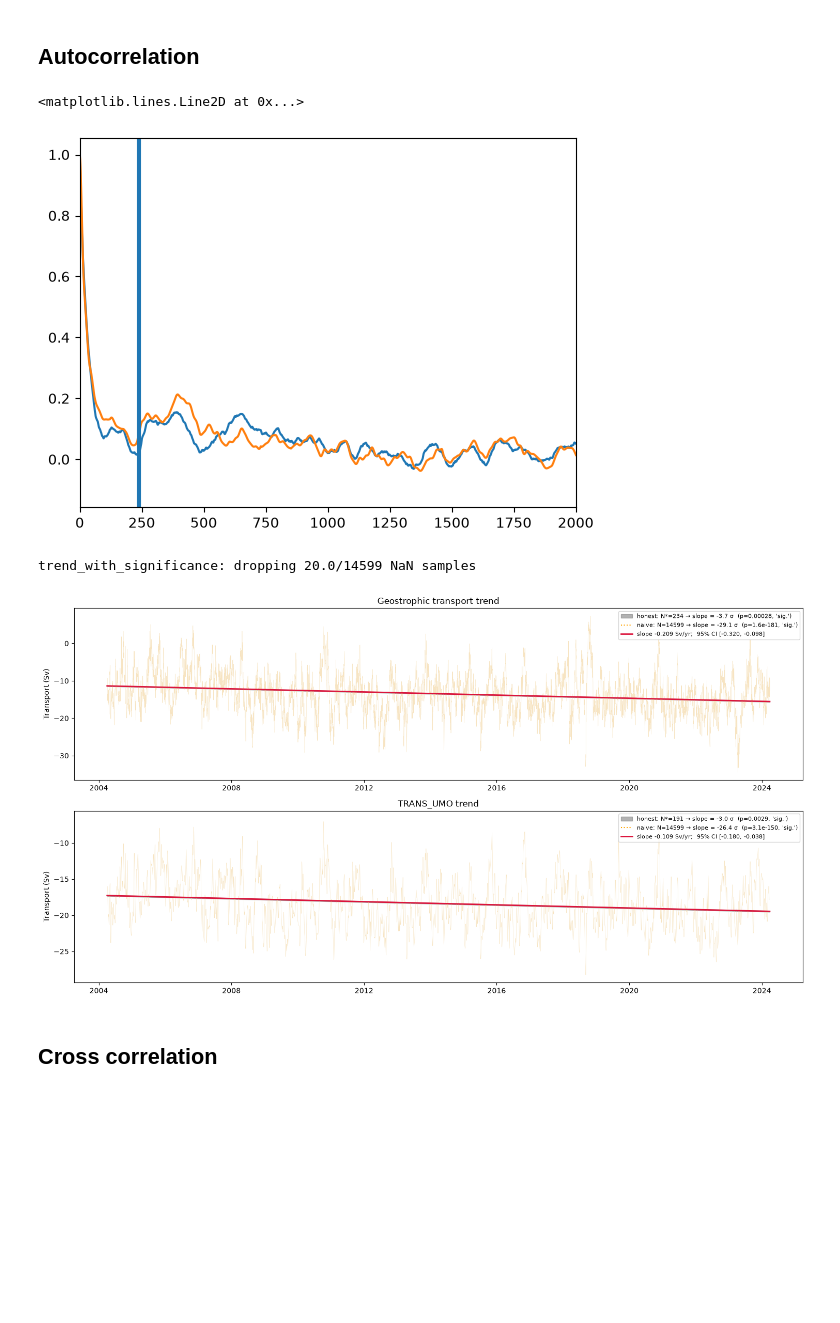
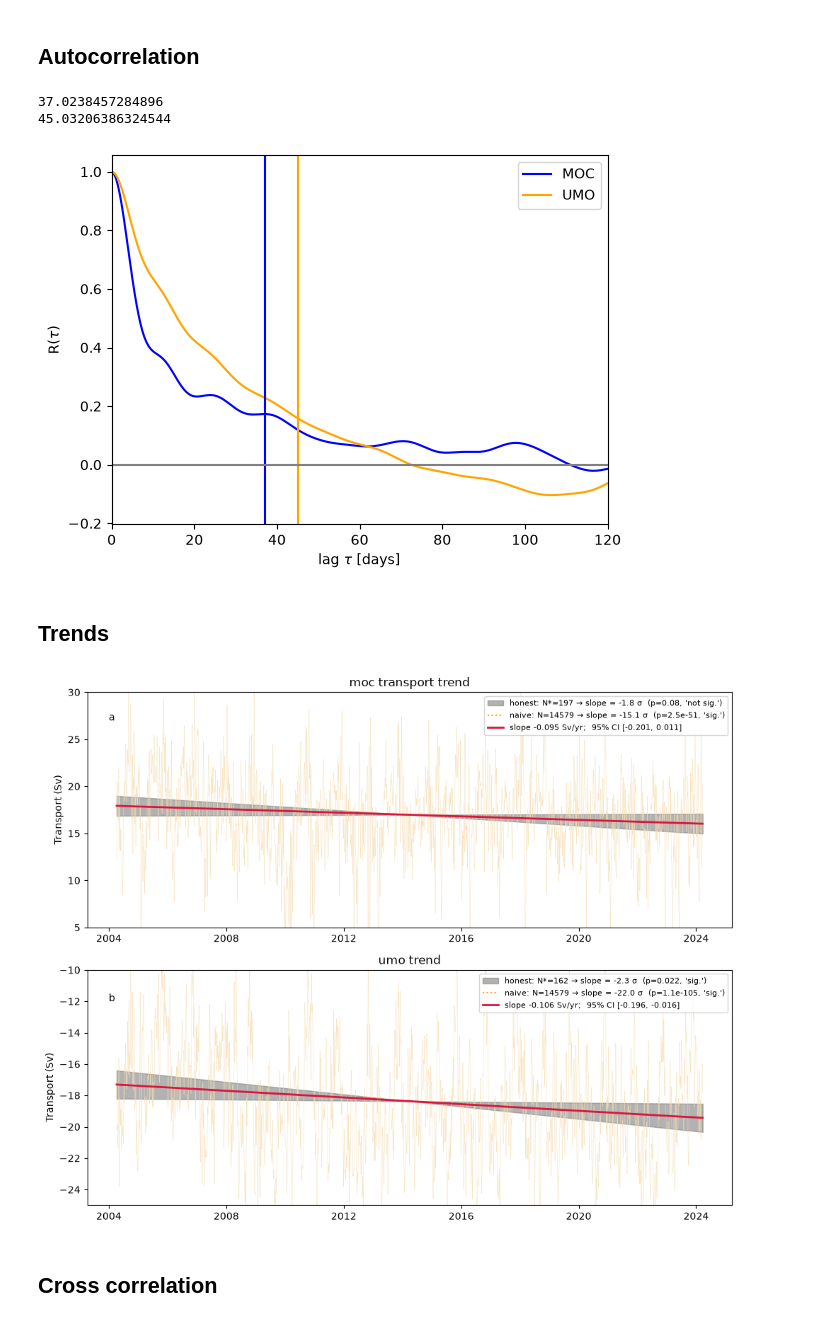
Before and after one commit to arvedlattekamp/arved-assignment2, a Jupyter notebook: notebooks/assignment2.ipynb, the cells around one changed output. Cells and saved outputs as stored; diff of their text form; code cells hidden in the pictures; blank space fills up the shorter version.

```diff
--- a/notebooks/assignment2.ipynb
+++ b/notebooks/assignment2.ipynb
@@ -116,0 +154,20 @@ umo_deseasoned=ct.seasonal.remove_seasonal_cycle(umo)
+# %%
+umo = moc_transports.TRANS_UMO
+moc = moc_transports.MOC
+
+mask = (~np.isnan(moc)) & (~np.isnan(umo))
+moc_masked = moc.where(mask, drop=True)
+umo_masked = umo.where(mask, drop=True)
+
+
+# 3-month filter, rolling still on the DataArray, keeps TIME coord + attrs
+moc_filtered = moc_masked.rolling(TIME=3*61, center=True).mean()
+umo_filtered = umo_masked.rolling(TIME=3*61, center=True).mean()
+
+# calc climatology
+moc_clim = ct.seasonal.seasonal_climatology(moc_filtered)
+umo_clim = ct.seasonal.seasonal_climatology(umo_filtered)
+
+# deseason — now still has a proper TIME dim for remove_seasonal_cycle to use
+moc_deseasoned = ct.seasonal.remove_seasonal_cycle(moc_filtered)
+umo_deseasoned = ct.seasonal.remove_seasonal_cycle(umo_filtered)
@@ -134,12 +216,28 @@ tau_umo=ct.correlation.integral_timescale(umo_deseasoned,2)
 # %%
-plt.plot(corr_geo)
-plt.plot(corr_umo)
-plt.xlim(0,2000)
-plt.axvline(tau_geo)
-plt.axvline(tau_umo)
+dt_days = 0.5  # 12h sampling → 0.5 days per lag
+
+lags_days_moc = np.arange(len(corr_moc)) * dt_days
+lags_days_umo = np.arange(len(corr_umo)) * dt_days
+
+plt.plot(lags_days_moc, corr_moc, c="b", label="MOC")
+plt.plot(lags_days_umo, corr_umo, c="orange", label="UMO")
+plt.xlim(0,120)
+plt.axvline(tau_moc/2, c="b")
+plt.axvline(tau_umo/2, c="orange")
+plt.axhline(0,c="grey")
+plt.legend()
+plt.ylabel(r"R($\tau$)")
+plt.xlabel(r"lag $\tau$ [days]")
+#plt.xscale("log")
+plt.savefig(r"../figures/assignment2/autocorrelation.png")
+print(tau_moc/2)
+print(tau_umo/2)
 # %% [output]
-<matplotlib.lines.Line2D at 0x...>
+37.0238457284896
+45.03206386324544
-[figure, old version]
+[figure, new version]
+# %% [markdown]
+## Trends
 # %%
 def time_to_years(time_da):
     """Convert an xarray datetime64 TIME coordinate to float years since start."""
@@ -148,28 +246,31 @@ def time_to_years(time_da):
     days = (t - t0) / np.timedelta64(1, "D")
     return days / 365.25  # float years since start
 
-t_geo = time_to_years(geo_deseasoned.TIME)
-t_umo = time_to_years(umo_deseasoned.TIME)
+t_moc = time_to_years(moc_masked.TIME)
+t_umo = time_to_years(umo_masked.TIME)
 
-trend_geo=ct.trends.trend_with_significance(t_geo,geo_deseasoned,2/365)
-trend_umo=ct.trends.trend_with_significance(t_umo,umo_deseasoned,2/365)
+trend_moc=ct.trends.trend_with_significance(t_moc,moc_masked,2)
+trend_umo=ct.trends.trend_with_significance(t_umo,umo_masked,2)
-# %% [output]
-trend_with_significance: dropping 20.0/14599 NaN samples
 # %%
 from amoc_analysis import plotting
 
-fig, ax = plt.subplots(2, 1, figsize=(15, 8))
+fig, ax = plt.subplots(2, 1, figsize=(10,8))
 
-plotting.plot_trend_with_sigma(ax[0], t_geo, geo_deseasoned.TIME, geo_transport, geo_deseasoned,
-                       trend_geo, N_raw=len(geo_transport), title="Geostrophic transport trend")
+plotting.plot_trend_with_sigma(ax[0], t_moc, moc_masked.TIME, moc_masked, moc_masked,
+                       trend_moc, N_raw=len(moc_masked), title="moc transport trend")
 
-plotting.plot_trend_with_sigma(ax[1], t_umo, umo_deseasoned.TIME, umo, umo_deseasoned,
-                       trend_umo, N_raw=len(umo), title="TRANS_UMO trend")
+plotting.plot_trend_with_sigma(ax[1], t_umo, umo_masked.TIME, umo_masked, umo_masked,
+                       trend_umo, N_raw=len(umo_masked), title="umo trend")
 
 plt.tight_layout()
+ax[0].set_ylim(5,30)
+ax[0].text(pd.Timestamp("2004"),27,"a")
+ax[1].set_ylim(-25,-10)
+ax[1].text(pd.Timestamp("2004"),-12,"b")
+plt.savefig(r"../figures/assignment2/trends.png")
 plt.show()
 # %% [output]
-[figure, old version]
+[figure, new version]
 # %% [markdown]
 ## Cross correlation
 # %%
```
Also changed, not shown: parts of 15 cells of this notebook, 19 other files.
